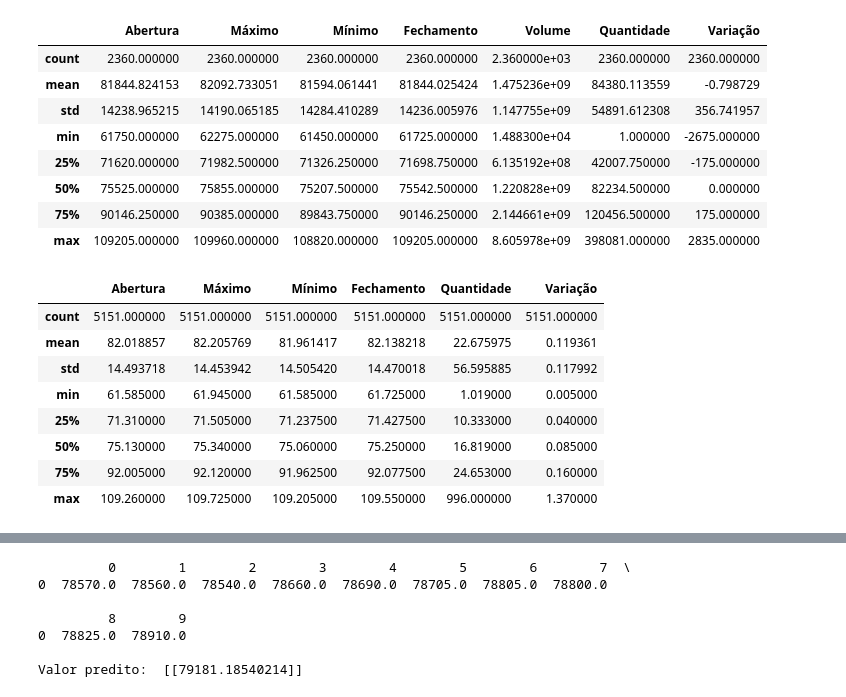
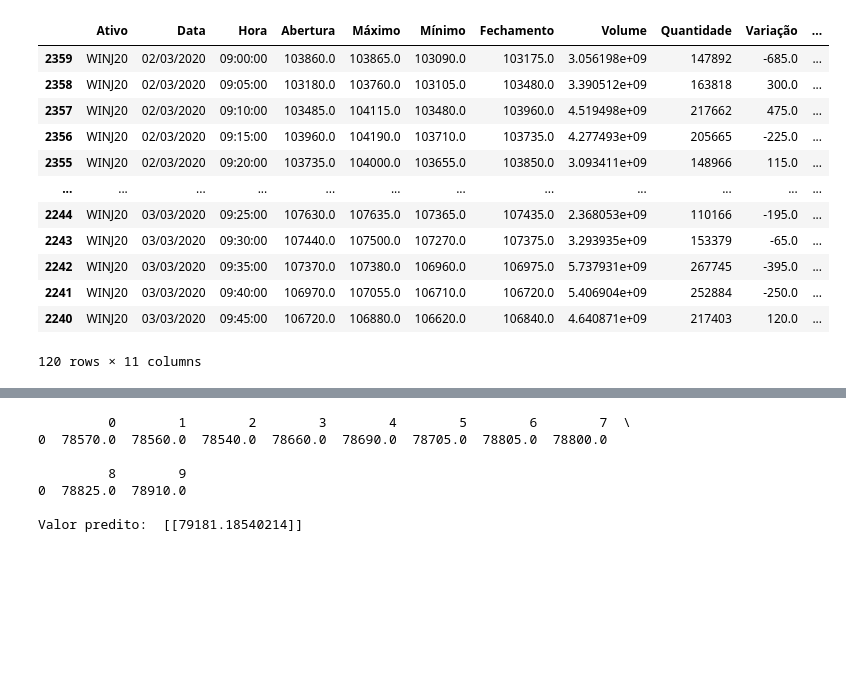
Before and after one commit to arthurmb98/Trade, a Jupyter notebook: LinearRegressionTrade5.ipynb, the cells around one changed output, grey strips where cells are left out. Drawn from its saved outputs; the diff is of its cells as text; code cells hidden in the pictures; blank space fills up the shorter version.

```diff
--- a/LinearRegressionTrade5.ipynb
+++ b/LinearRegressionTrade5.ipynb
@@ -1,52 +1,40 @@
 # %%
 import pandas as pd
 import numpy as np
 import plotly.graph_objects as go
 from sklearn.linear_model import LinearRegression
 from sklearn.metrics import mean_squared_error
 from sklearn.model_selection import train_test_split
 from sklearn.metrics import explained_variance_score
 import plotly.offline as py
 
 py.offline.init_notebook_mode()
 
-dataFrame = pd.read_csv('Dados/WINJ20_5min1Mes.csv') # data frame
+dataFrame = pd.read_csv('Dados/WINJ20_5min.csv') # data frame
 
 dataFrame['Data'] = pd.to_datetime(dataFrame['Data'], format='%d%m%Y',errors='ignore')
 dataFrame['Hora'] = pd.to_datetime(dataFrame['Hora']).dt.time
 
 dataFrame['Variação'] = dataFrame['Fechamento'].sub(dataFrame['Abertura'])
+dataFrame['Média'] = dataFrame['Fechamento'].add(dataFrame['Abertura']).add(dataFrame['Máximo']).add(dataFrame['Mínimo']).div(4)
 dataFrame = dataFrame.sort_values(by=['Data', 'Hora'])
 
-dataFrame.describe()
+dataFrame[0:120]
 
-# informação importante: a maiorias dos candles possuem uma variação entra a mínima e máxima de 320 pontos
+# informação importante: a maiorias dos candles possuem uma variação entra a mínima e máxima de 640 pontos
 # ou seja, operar com um candle até 320 pontos
 # %% [output]
 [interactive output not drawn]
-|  | Abertura | Máximo | Mínimo | Fechamento | Volume | Quantidade | Variação |
-| count | 2360.000000 | 2360.000000 | 2360.000000 | 2360.000000 | 2.360000e+03 | 2360.000000 | 2360.000000 |
-| mean | 81844.824153 | 82092.733051 | 81594.061441 | 81844.025424 | 1.475236e+09 | 84380.113559 | -0.798729 |
-| std | 14238.965215 | 14190.065185 | 14284.410289 | 14236.005976 | 1.147755e+09 | 54891.612308 | 356.741957 |
-| min | 61750.000000 | 62275.000000 | 61450.000000 | 61725.000000 | 1.488300e+04 | 1.000000 | -2675.000000 |
-| 25% | 71620.000000 | 71982.500000 | 71326.250000 | 71698.750000 | 6.135192e+08 | 42007.750000 | -175.000000 |
-| 50% | 75525.000000 | 75855.000000 | 75207.500000 | 75542.500000 | 1.220828e+09 | 82234.500000 | 0.000000 |
-| 75% | 90146.250000 | 90385.000000 | 89843.750000 | 90146.250000 | 2.144661e+09 | 120456.500000 | 175.000000 |
-| max | 109205.000000 | 109960.000000 | 108820.000000 | 109205.000000 | 8.605978e+09 | 398081.000000 | 2835.000000 |
+|  | Ativo | Data | Hora | Abertura | Máximo | Mínimo | Fechamento | Volume | Quantidade | Variação | ... |
+| 2359 | WINJ20 | 02/03/2020 | 09:00:00 | 103860.0 | 103865.0 | 103090.0 | 103175.0 | 3.056198e+09 | 147892 | -685.0 | ... |
+| 2358 | WINJ20 | 02/03/2020 | 09:05:00 | 103180.0 | 103760.0 | 103105.0 | 103480.0 | 3.390512e+09 | 163818 | 300.0 | ... |
+| 2357 | WINJ20 | 02/03/2020 | 09:10:00 | 103485.0 | 104115.0 | 103480.0 | 103960.0 | 4.519498e+09 | 217662 | 475.0 | ... |
+| 2356 | WINJ20 | 02/03/2020 | 09:15:00 | 103960.0 | 104190.0 | 103710.0 | 103735.0 | 4.277493e+09 | 205665 | -225.0 | ... |
+| 2355 | WINJ20 | 02/03/2020 | 09:20:00 | 103735.0 | 104000.0 | 103655.0 | 103850.0 | 3.093411e+09 | 148966 | 115.0 | ... |
+| ... | ... | ... | ... | ... | ... | ... | ... | ... | ... | ... | ... |
+| 2244 | WINJ20 | 03/03/2020 | 09:25:00 | 107630.0 | 107635.0 | 107365.0 | 107435.0 | 2.368053e+09 | 110166 | -195.0 | ... |
+| 2243 | WINJ20 | 03/03/2020 | 09:30:00 | 107440.0 | 107500.0 | 107270.0 | 107375.0 | 3.293935e+09 | 153379 | -65.0 | ... |
+| 2242 | WINJ20 | 03/03/2020 | 09:35:00 | 107370.0 | 107380.0 | 106960.0 | 106975.0 | 5.737931e+09 | 267745 | -395.0 | ... |
+| 2241 | WINJ20 | 03/03/2020 | 09:40:00 | 106970.0 | 107055.0 | 106710.0 | 106720.0 | 5.406904e+09 | 252884 | -250.0 | ... |
+| 2240 | WINJ20 | 03/03/2020 | 09:45:00 | 106720.0 | 106880.0 | 106620.0 | 106840.0 | 4.640871e+09 | 217403 | 120.0 | ... |
+120 rows × 11 columns
-# %%
-descricao_positivos = dataFrame.query('Abertura < Fechamento').describe()
-descricao_positivos
-
-# informação importante: o mínimo de um candle POSITIVO pode ser descrito por (I) e o máximo por (II)
-# (I) minimo = abertura - 0.82*(fechamento - abertura)
-# (II) maximo = abertura + 2.47*(fechamento - abertura)
-# %% [output]
-|  | Abertura | Máximo | Mínimo | Fechamento | Quantidade | Variação |
-| count | 5151.000000 | 5151.000000 | 5151.000000 | 5151.000000 | 5151.000000 | 5151.000000 |
-| mean | 82.018857 | 82.205769 | 81.961417 | 82.138218 | 22.675975 | 0.119361 |
-| std | 14.493718 | 14.453942 | 14.505420 | 14.470018 | 56.595885 | 0.117992 |
-| min | 61.585000 | 61.945000 | 61.585000 | 61.725000 | 1.019000 | 0.005000 |
-| 25% | 71.310000 | 71.505000 | 71.237500 | 71.427500 | 10.333000 | 0.040000 |
-| 50% | 75.130000 | 75.340000 | 75.060000 | 75.250000 | 16.819000 | 0.085000 |
-| 75% | 92.005000 | 92.120000 | 91.962500 | 92.077500 | 24.653000 | 0.160000 |
-| max | 109.260000 | 109.725000 | 109.205000 | 109.550000 | 996.000000 | 1.370000 |
```
Also changed, not shown: parts of 7 cells of this notebook.
